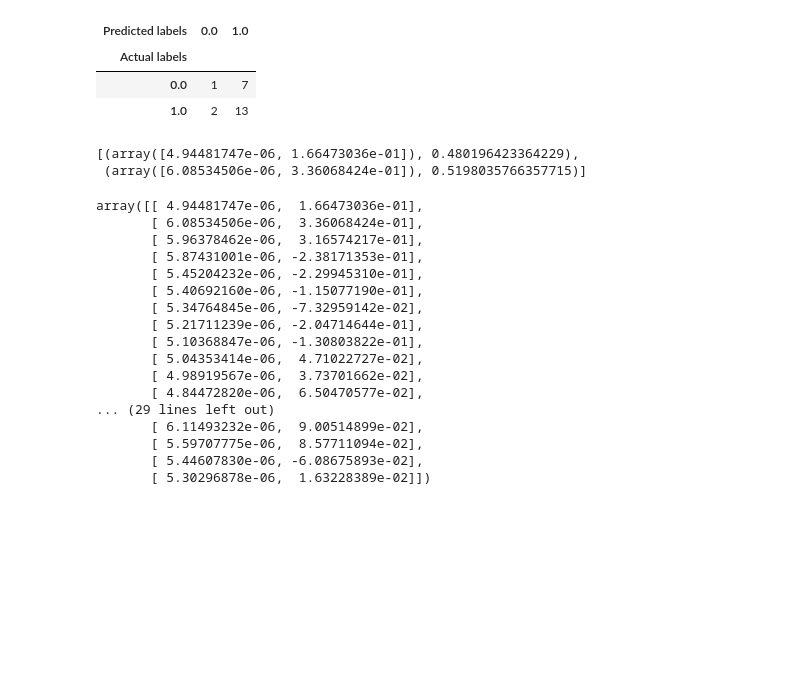
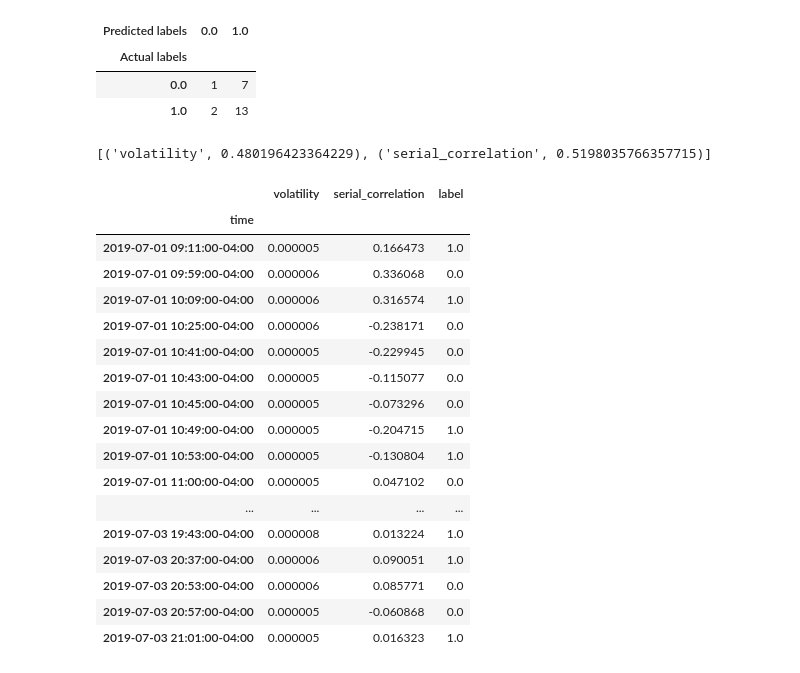
Before and after one commit to Dvisacker/backtrader, a Jupyter notebook: Labeling.ipynb, the cells around one changed output. Cells and saved outputs as stored; diff of their text form; code cells hidden in the pictures; blank space fills up the shorter version.

```diff
--- a/Labeling.ipynb
+++ b/Labeling.ipynb
@@ -86,7 +86,7 @@ def compute_cusum_return_events(close, h):
 
     return pd.DatetimeIndex(time_events)
 
-def add_barriers(close,events,side,volatility,minimum_return):
+def add_barriers(close,events,side,volatility):
     """
     close: indexed series of close prices
     events: index representing potential entry signals (for example computed by a cusum filter)
@@ -99,7 +99,7 @@ def add_barriers(close,events,side,volatility,minimum_return):
 
     #2) compute thresholds
     threshold=volatility.loc[events]
-    threshold=threshold[threshold>minimum_return]
+#     threshold=threshold[threshold>minimum_return]
     # This probably leaves NAN for rows where the threshold is not exceeeded
 
     #2) form events object, apply stop loss on the vertical barriers
@@ -114,9 +114,9 @@ def add_barriers(close,events,side,volatility,minimum_return):
     events['entry_signal'] = df0.index
     events['take_profit'] = df0['take_profit']
     events['stop_loss'] = df0['stop_loss']
-    events['vertical_barrier']=df0['vertical_barrier']
-    events['exit_signal'] = df0.dropna(how='all').min(axis=1)
-
+    events['vertical_barrier'] = df0['vertical_barrier']
+    events['exit_signal'] = df0['take_profit']
+#     events['exit_signal'] = df0[['take_profit', 'stop_loss', 'vertical_barrier']].dropna(how='all').min(axis=1)
     return events
 
 def apply_profit_taking_and_stop_losses(close,events):
@@ -253,10 +253,13 @@ def add_labels_from_metalabels(events, close):
 # %%
 horizontal_barrier_threshold = 2000 * mean_volatility
 minimum_return = 1.5 * mean_volatility
-
 events = compute_cusum_return_events(close, h=horizontal_barrier_threshold)
 signals = pd.Series(1., index=events)
-events = add_barriers(close, events, signals, volatility, minimum_return)
+
+
+events = close.index
+signals = pd.Series(1., index=events)
+events = add_barriers(close, events, signals, volatility)
 # %% [output]
 A value is trying to be set on a copy of a slice from a DataFrame
 
@@ -548,27 +570,27 @@ pd.crosstab(y_test, y_pred, rownames=['Actual labels'], colnames=['Predicted lab
 | 0.0 | 1 | 7 |
 | 1.0 | 2 | 13 |
 # %%
-list(zip(X, model.feature_importances_))
+list(zip(features.columns, model.feature_importances_))
 # %% [output]
-[(array([4.94481747e-06, 1.66473036e-01]), 0.480196423364229),
- (array([6.08534506e-06, 3.36068424e-01]), 0.5198035766357715)]
+[('volatility', 0.480196423364229), ('serial_correlation', 0.5198035766357715)]
-# %%
-X
-# %% [output]
-array([[ 4.94481747e-06,  1.66473036e-01],
-       [ 6.08534506e-06,  3.36068424e-01],
-       [ 5.96378462e-06,  3.16574217e-01],
-       [ 5.87431001e-06, -2.38171353e-01],
-       [ 5.45204232e-06, -2.29945310e-01],
-       [ 5.40692160e-06, -1.15077190e-01],
-       [ 5.34764845e-06, -7.32959142e-02],
-       [ 5.21711239e-06, -2.04714644e-01],
-       [ 5.10368847e-06, -1.30803822e-01],
-       [ 5.04353414e-06,  4.71022727e-02],
-       [ 4.98919567e-06,  3.73701662e-02],
-       [ 4.84472820e-06,  6.50470577e-02],
-... (29 lines left out)
-       [ 6.11493232e-06,  9.00514899e-02],
-       [ 5.59707775e-06,  8.57711094e-02],
-       [ 5.44607830e-06, -6.08675893e-02],
-       [ 5.30296878e-06,  1.63228389e-02]])
+# %%
+Xy
+# %% [output]
+|  | volatility | serial_correlation | label |
+| time |  |  |  |
+| 2019-07-01 09:11:00-04:00 | 0.000005 | 0.166473 | 1.0 |
+| 2019-07-01 09:59:00-04:00 | 0.000006 | 0.336068 | 0.0 |
+| 2019-07-01 10:09:00-04:00 | 0.000006 | 0.316574 | 1.0 |
+| 2019-07-01 10:25:00-04:00 | 0.000006 | -0.238171 | 0.0 |
+| 2019-07-01 10:41:00-04:00 | 0.000005 | -0.229945 | 0.0 |
+| 2019-07-01 10:43:00-04:00 | 0.000005 | -0.115077 | 0.0 |
+| 2019-07-01 10:45:00-04:00 | 0.000005 | -0.073296 | 0.0 |
+| 2019-07-01 10:49:00-04:00 | 0.000005 | -0.204715 | 1.0 |
+| 2019-07-01 10:53:00-04:00 | 0.000005 | -0.130804 | 1.0 |
+| 2019-07-01 11:00:00-04:00 | 0.000005 | 0.047102 | 0.0 |
+| ... | ... | ... | ... |
+| 2019-07-03 19:43:00-04:00 | 0.000008 | 0.013224 | 1.0 |
+| 2019-07-03 20:37:00-04:00 | 0.000006 | 0.090051 | 1.0 |
+| 2019-07-03 20:53:00-04:00 | 0.000006 | 0.085771 | 0.0 |
+| 2019-07-03 20:57:00-04:00 | 0.000005 | -0.060868 | 0.0 |
+| 2019-07-03 21:01:00-04:00 | 0.000005 | 0.016323 | 1.0 |
```
Also changed, not shown: parts of 2 cells of this notebook, 11 other files.
